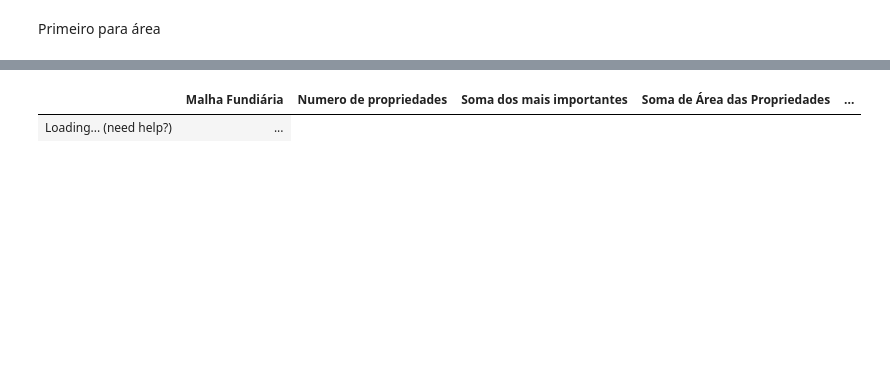
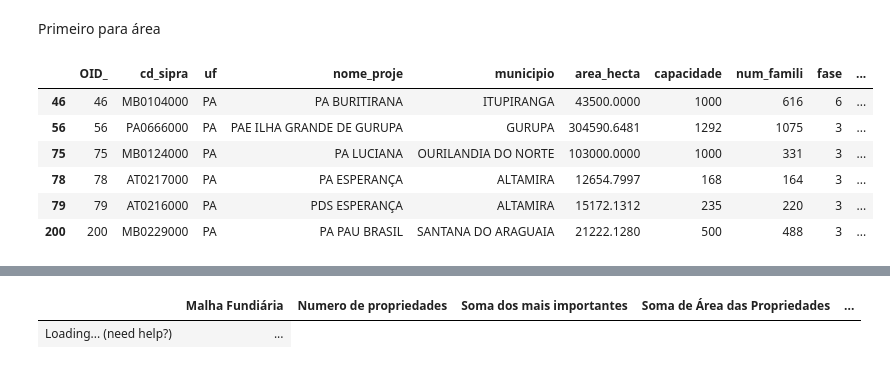
Before and after one commit to EduMinsky/AnaliseTelesPires, a Jupyter notebook: Analise Teles Pires.ipynb, the cells around one changed output, grey strips where cells are left out. Cells and saved outputs as stored; diff of their text form; code cells hidden in the pictures; blank space fills up the shorter version.

```diff
--- a/Analise Teles Pires.ipynb
+++ b/Analise Teles Pires.ipynb
@@ -142,16 +152,33 @@ jenks_FloraNaoDest = jenkspy.jenks_breaks(pd_list[2]['FloraNDest'], n_classes=5)
 
 jenks_Sigef = jenkspy.jenks_breaks(pd_list[3]['SigefSum'], n_classes=5)
 
-jenks_ProtInt = jenkspy.jenks_breaks(pd_list[4]['ProtIntSum'], n_classes=5)
-
-jenks_SusSum = jenkspy.jenks_breaks(pd_list[5]['Sus_Sum'], n_classes=5)
+jenks_SNUC = jenkspy.jenks_breaks(SNUC['SomaDolar'],n_classes=5)
 
 jenks_TI = jenkspy.jenks_breaks(pd_list[6]['TI_Sum'], n_classes=5)
 # %%
 #Criando coluna para cada dataframe sobre os Buckets referentes a cada jenks pela soma dos dolares
-coluna_name = ['AssentSum','CAR_Sum','FloraNDest','SigefSum','ProtIntSum','Sus_Sum','TI_Sum']
-jenks=[jenks_assentamento,jenks_CAR,jenks_FloraNaoDest,jenks_Sigef,jenks_ProtInt,jenks_SusSum,jenks_TI]
-for i in range(len(pd_list)):
-    pd_list[i]['cut_jenks']= pd.cut(pd_list[i][coluna_name[i]],
-                        bins=jenks[i],
+coluna_name = ['AssentSum','CAR_Sum','FloraNDest','SigefSum','SomaDolar','TI_Sum']
+jenks=[jenks_assentamento,jenks_CAR,jenks_FloraNaoDest,jenks_Sigef,jenks_SNUC,jenks_TI]
+pd_list[0]['cut_jenks'] = pd.cut(pd_list[0][coluna_name[0]],
+                        bins=jenks[0],
                         labels=['bucket_1', 'bucket_2', 'bucket_3', 'bucket_4', 'bucket_5'], include_lowest=True)
+
+pd_list[1]['cut_jenks'] = pd.cut(pd_list[1][coluna_name[1]],
+                        bins=jenks[1],
+                        labels=['bucket_1', 'bucket_2', 'bucket_3', 'bucket_4', 'bucket_5'], include_lowest=True)
+
+pd_list[2]['cut_jenks'] = pd.cut(pd_list[2][coluna_name[2]],
+                        bins=jenks[2],
+                        labels=['bucket_1', 'bucket_2', 'bucket_3', 'bucket_4', 'bucket_5'], include_lowest=True)
+
+pd_list[3]['cut_jenks'] = pd.cut(pd_list[3][coluna_name[3]],
+                        bins=jenks[3],
+                        labels=['bucket_1', 'bucket_2', 'bucket_3', 'bucket_4', 'bucket_5'], include_lowest=True)
+
+SNUC['cut_jenks'] = pd.cut(SNUC[coluna_name[4]],
+                        bins=jenks[4],
+                        labels=['bucket_1', 'bucket_2', 'bucket_3', 'bucket_4', 'bucket_5'], include_lowest=True)
+
+pd_list[6]['cut_jenks'] = pd.cut(pd_list[6][coluna_name[5]],
+                        bins=jenks[5],
+                        labels=['bucket_1', 'bucket_2', 'bucket_3', 'bucket_4', 'bucket_5'], include_lowest=True)
@@ -162,0 +185,10 @@ for i in range(len(pd_list)):
+# %%
+pd_list[0].query('cut_jenks=="bucket_4" or cut_jenks=="bucket_5"')
+# %% [output]
+|  | OID_ | cd_sipra | uf | nome_proje | municipio | area_hecta | capacidade | num_famili | fase | ... |
+| 46 | 46 | MB0104000 | PA | PA BURITIRANA | ITUPIRANGA | 43500.0000 | 1000 | 616 | 6 | ... |
+| 56 | 56 | PA0666000 | PA | PAE ILHA GRANDE DE GURUPA | GURUPA | 304590.6481 | 1292 | 1075 | 3 | ... |
+| 75 | 75 | MB0124000 | PA | PA LUCIANA | OURILANDIA DO NORTE | 103000.0000 | 1000 | 331 | 3 | ... |
+| 78 | 78 | AT0217000 | PA | PA ESPERANÇA | ALTAMIRA | 12654.7997 | 168 | 164 | 3 | ... |
+| 79 | 79 | AT0216000 | PA | PDS ESPERANÇA | ALTAMIRA | 15172.1312 | 235 | 220 | 3 | ... |
+| 200 | 200 | MB0229000 | PA | PA PAU BRASIL | SANTANA DO ARAGUAIA | 21222.1280 | 500 | 488 | 3 | ... |
```
Also changed, not shown: parts of 25 cells of this notebook.
